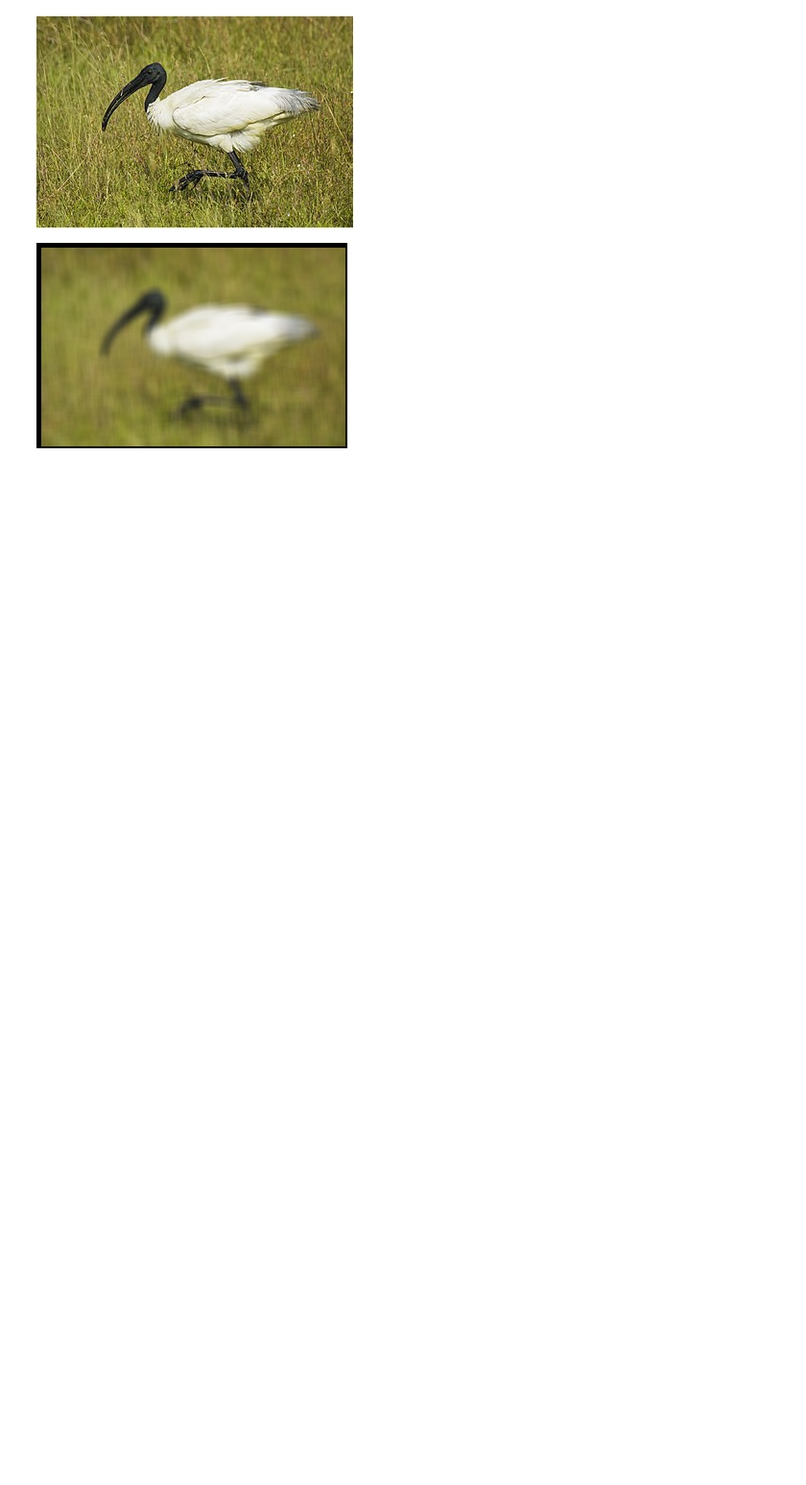
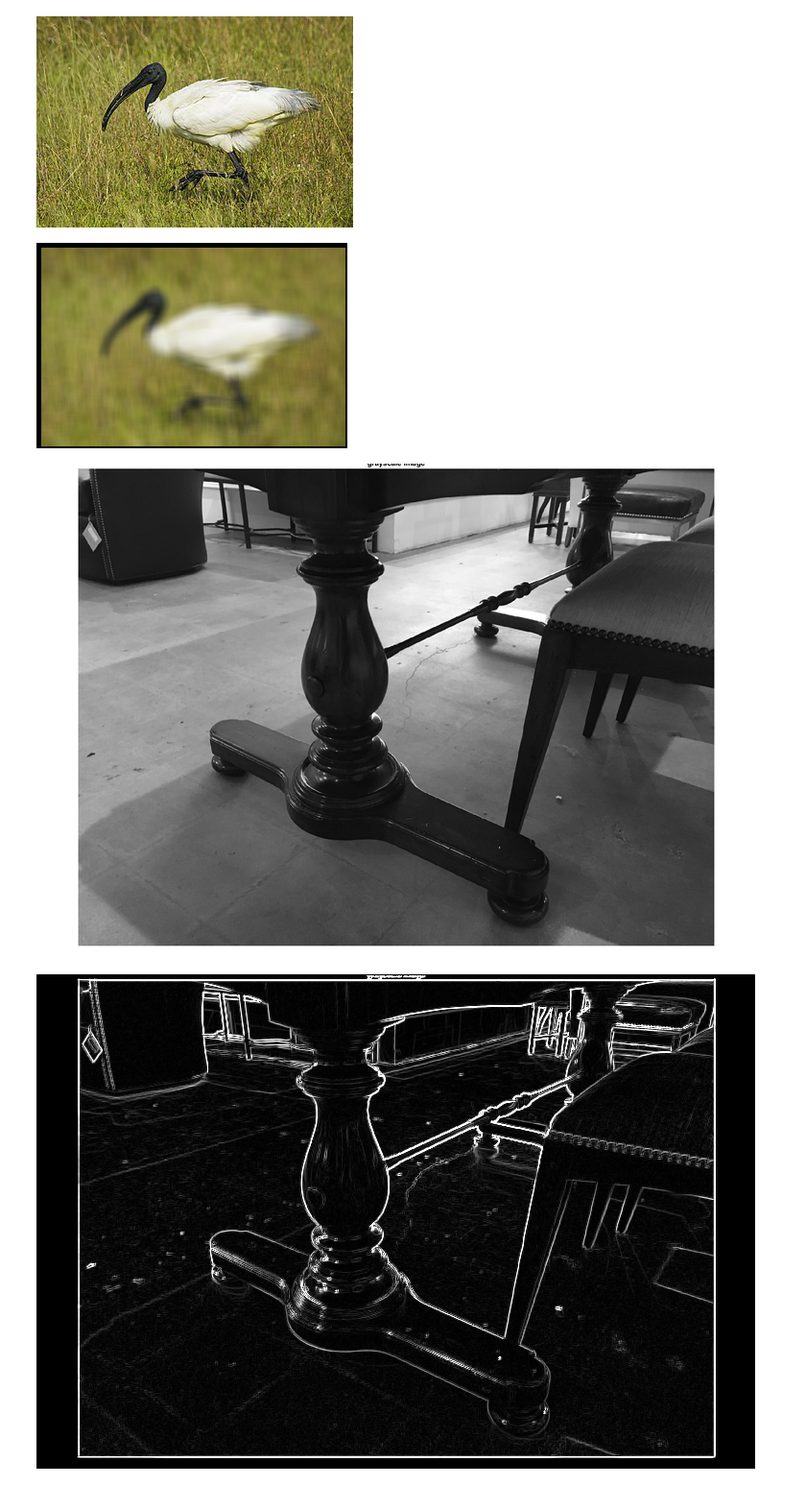
Before and after one commit to jrplatin/AlgorithmImplementations, a Jupyter notebook: python_cv.ipynb, the cells around one changed output. Shown at 96% size. Saved outputs shown, nothing was run; the diff lists cells and outputs as text; code cells hidden in the pictures; blank space fills up the shorter version.

```diff
--- a/python_cv.ipynb
+++ b/python_cv.ipynb
@@ -40,3 +40,34 @@ blur('ibis.jpg', 11)
 # %% [output]
 [figure]
 [figure]
+# %%
+def _apply_sobel(i,j,pixel_arr):
+  sobel_x = [[-1,-2,-1],[0,0,0],[1,2,1]]
+  sobel_y = [[-1, 0,1],[-2,0,2],[-1,0,1]]
+  val_x = 0
+  val_y = 0
+  for row in range(i-1,i+2):
+    for col in range(j-1,j+2):
+      val_x += pixel_arr[row,col] * sobel_x[row-i][col-j]
+      val_y += pixel_arr[row,col] * sobel_y[row-i][col-j]
+
+  return int(math.sqrt(val_x**2 + val_y**2))
+# %%
+def detect_edges(image_name):
+  old_image = Image.open(image_name).convert('L')
+  old_pixel_arr = old_image.load()
+
+  img = Image.new('L', (old_image.size[0]-1, old_image.size[1]-1))
+  newPixelArr = img.load()
+
+  for i in range(1, img.size[0]-1):
+      for j in range(1, img.size[1]-1):
+          newPixelArr[i,j] = _apply_sobel(i,j,old_pixel_arr)
+
+  display(old_image)
+  display(img)
+
+detect_edges('table.png')
+# %% [output]
+[figure, added]
+[figure, added]
```
Also changed, not shown: parts of 2 cells of this notebook.
